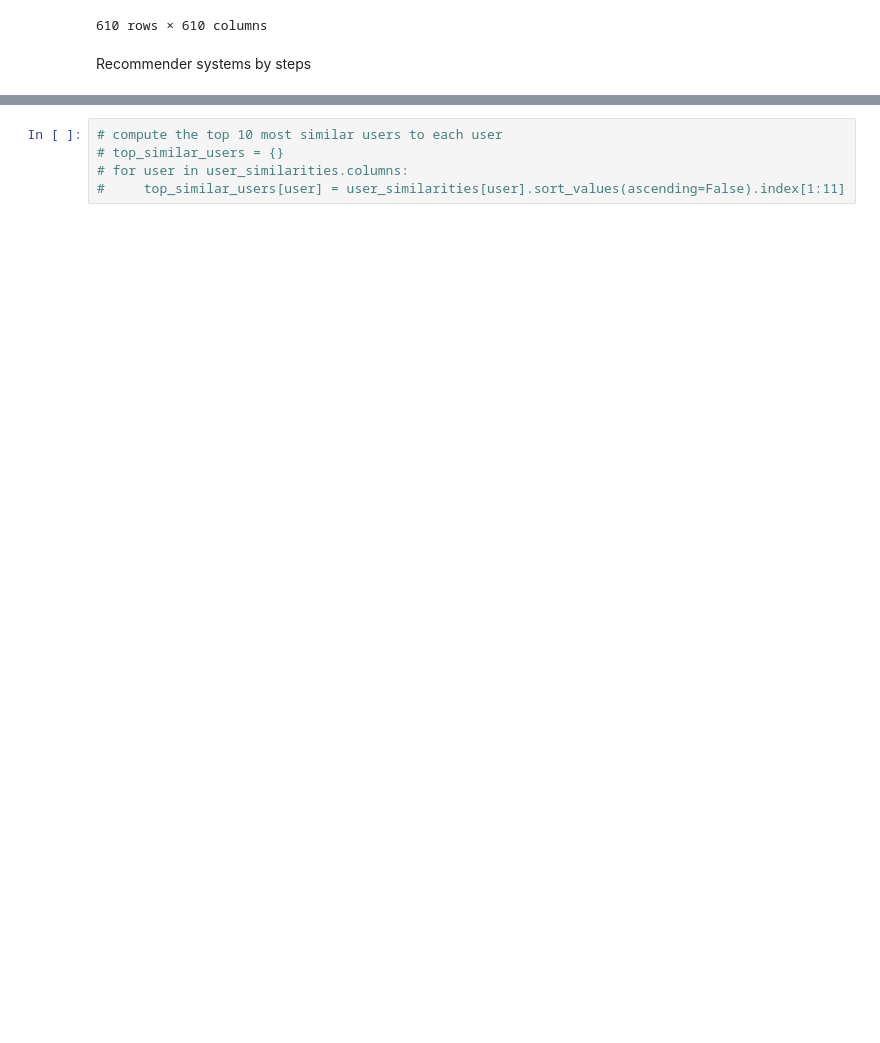
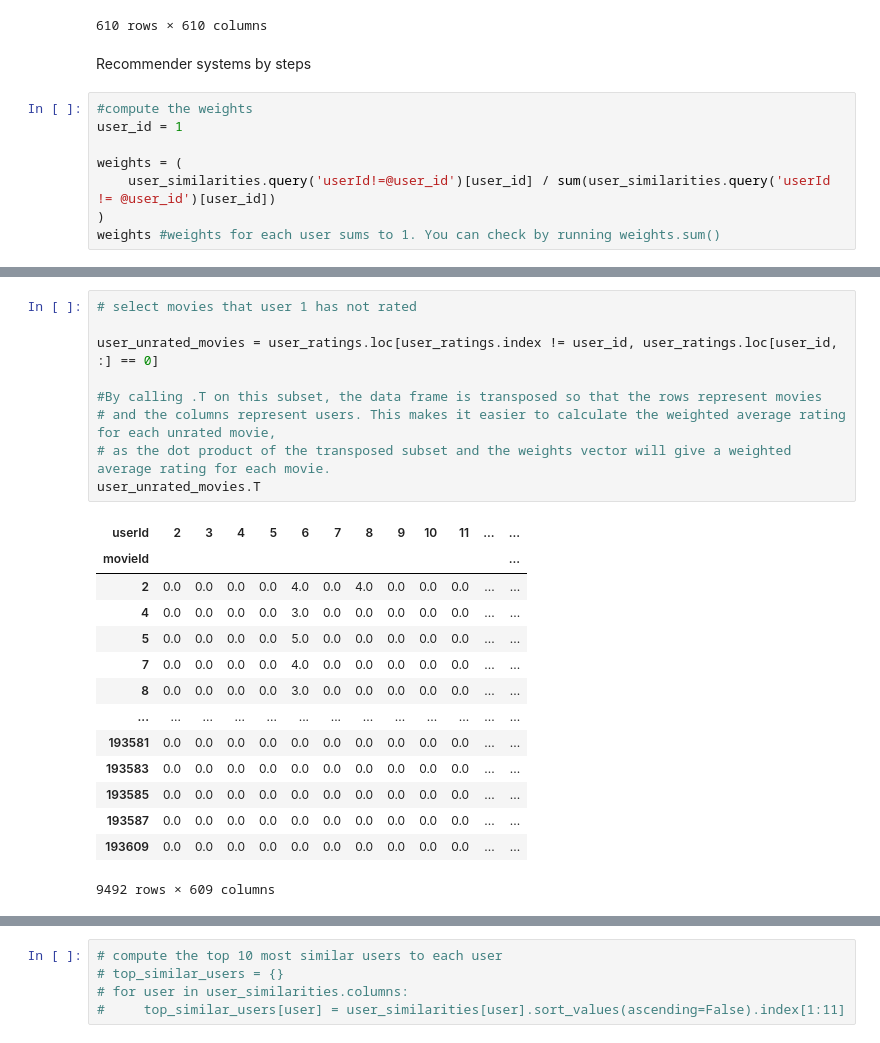
Before and after one commit to Joldon/Recommender_app, a Jupyter notebook: movies_recommender.ipynb, the cells around one changed output, grey strips where cells are left out. Saved outputs shown, nothing was run; the diff lists cells and outputs as text; blank space fills up the shorter version.

Commit message:
wrote a function for a movie recommender

```diff
--- a/movies_recommender.ipynb
+++ b/movies_recommender.ipynb
@@ -123,3 +123,11 @@ user_similarities
 610 rows × 610 columns
 # %% [markdown]
 Recommender systems by steps
+# %%
+#compute the weights
+user_id = 1
+
+weights = (
+    user_similarities.query('userId!=@user_id')[user_id] / sum(user_similarities.query('userId != @user_id')[user_id])
+)
+weights #weights for each user sums to 1. You can check by running weights.sum()
@@ -125,0 +165,24 @@ Recommender systems by steps
+# %%
+# select movies that user 1 has not rated
+
+user_unrated_movies = user_ratings.loc[user_ratings.index != user_id, user_ratings.loc[user_id, :] == 0]
+
+#By calling .T on this subset, the data frame is transposed so that the rows represent movies
+# and the columns represent users. This makes it easier to calculate the weighted average rating for each unrated movie,
+# as the dot product of the transposed subset and the weights vector will give a weighted average rating for each movie.
+user_unrated_movies.T
+# %% [output]
+| userId | 2 | 3 | 4 | 5 | 6 | 7 | 8 | 9 | 10 | 11 | ... | ... |
+| movieId |  |  |  |  |  |  |  |  |  |  |  | ... |
+| 2 | 0.0 | 0.0 | 0.0 | 0.0 | 4.0 | 0.0 | 4.0 | 0.0 | 0.0 | 0.0 | ... | ... |
+| 4 | 0.0 | 0.0 | 0.0 | 0.0 | 3.0 | 0.0 | 0.0 | 0.0 | 0.0 | 0.0 | ... | ... |
+| 5 | 0.0 | 0.0 | 0.0 | 0.0 | 5.0 | 0.0 | 0.0 | 0.0 | 0.0 | 0.0 | ... | ... |
+| 7 | 0.0 | 0.0 | 0.0 | 0.0 | 4.0 | 0.0 | 0.0 | 0.0 | 0.0 | 0.0 | ... | ... |
+| 8 | 0.0 | 0.0 | 0.0 | 0.0 | 3.0 | 0.0 | 0.0 | 0.0 | 0.0 | 0.0 | ... | ... |
+| ... | ... | ... | ... | ... | ... | ... | ... | ... | ... | ... | ... | ... |
+| 193581 | 0.0 | 0.0 | 0.0 | 0.0 | 0.0 | 0.0 | 0.0 | 0.0 | 0.0 | 0.0 | ... | ... |
+| 193583 | 0.0 | 0.0 | 0.0 | 0.0 | 0.0 | 0.0 | 0.0 | 0.0 | 0.0 | 0.0 | ... | ... |
+| 193585 | 0.0 | 0.0 | 0.0 | 0.0 | 0.0 | 0.0 | 0.0 | 0.0 | 0.0 | 0.0 | ... | ... |
+| 193587 | 0.0 | 0.0 | 0.0 | 0.0 | 0.0 | 0.0 | 0.0 | 0.0 | 0.0 | 0.0 | ... | ... |
+| 193609 | 0.0 | 0.0 | 0.0 | 0.0 | 0.0 | 0.0 | 0.0 | 0.0 | 0.0 | 0.0 | ... | ... |
+9492 rows × 609 columns
```
Also changed, not shown: parts of 7 cells of this notebook.
